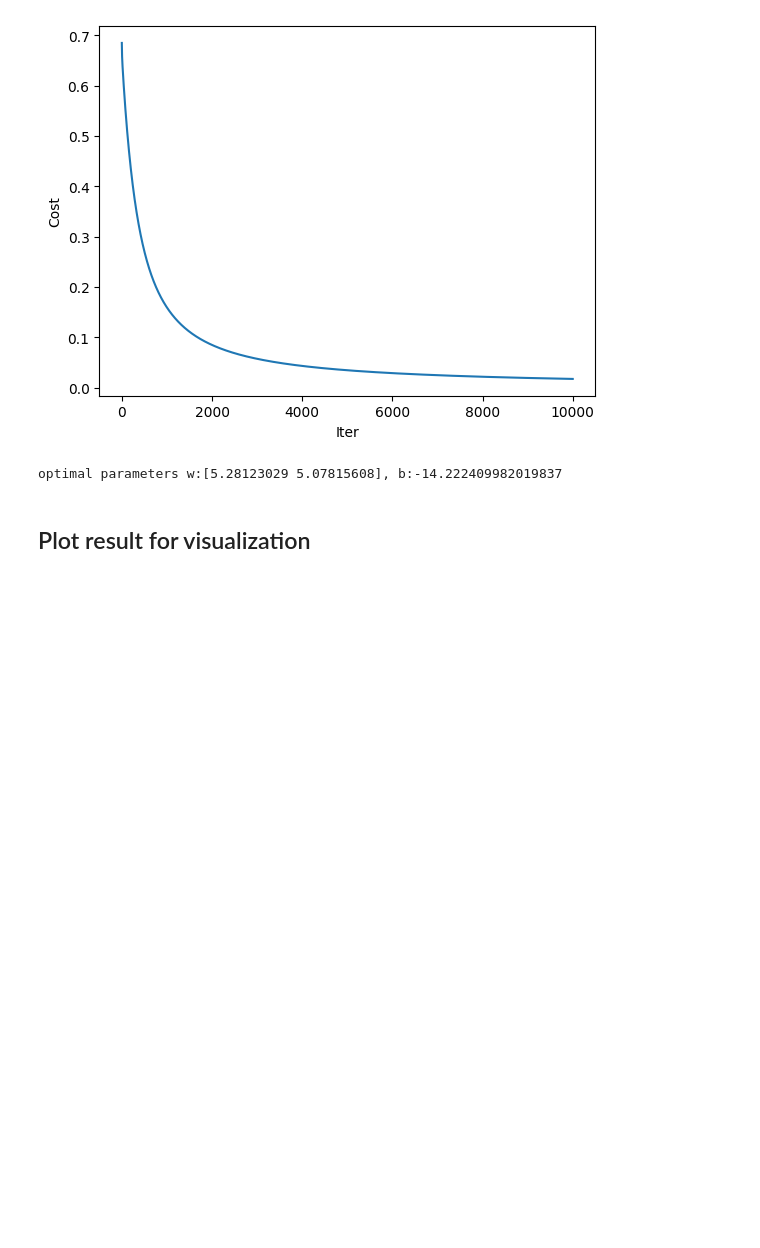
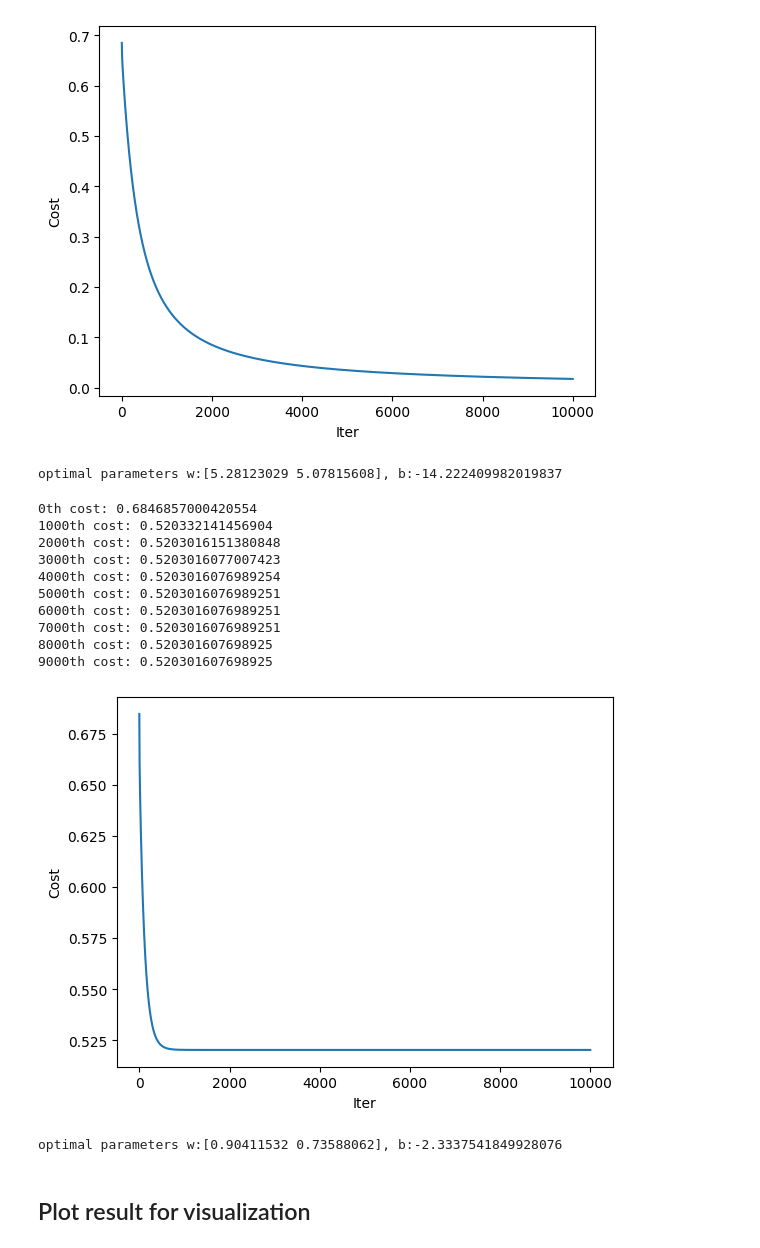
Before and after one commit to lam-thai-nguyen/Titanic-Binary-Classification, a Jupyter notebook: example.ipynb, the cells around one changed output. Saved outputs shown, nothing was run; the diff lists cells and outputs as text; code cells hidden in the pictures; blank space fills up the shorter version.

```diff
--- a/example.ipynb
+++ b/example.ipynb
@@ -93,6 +93,27 @@ print(f"optimal parameters w:{w_out}, b:{b_out}")
 9000th cost: 0.019030137124109114
 [figure]
 optimal parameters w:[5.28123029 5.07815608], b:-14.222409982019837
+# %%
+w_tmp  = np.zeros_like(X_train[0])
+b_tmp  = 0.
+alpha = 0.1
+iters = 10000
+
+w_out_reg, b_out_reg = gradient_descent(X_train, y_train, w_tmp, b_tmp, alpha, iters, plot_cost_per_iter=True, lambda_=1)
+print(f"optimal parameters w:{w_out_reg}, b:{b_out_reg}")
+# %% [output]
+0th cost: 0.6846857000420554
+1000th cost: 0.520332141456904
+2000th cost: 0.5203016151380848
+3000th cost: 0.5203016077007423
+4000th cost: 0.5203016076989254
+5000th cost: 0.5203016076989251
+6000th cost: 0.5203016076989251
+7000th cost: 0.5203016076989251
+8000th cost: 0.520301607698925
+9000th cost: 0.520301607698925
+[figure, added]
+optimal parameters w:[0.90411532 0.73588062], b:-2.3337541849928076
 # %% [markdown]
 ## Plot result for visualization
 # %%
```
Also changed, not shown: parts of 3 cells of this notebook.
